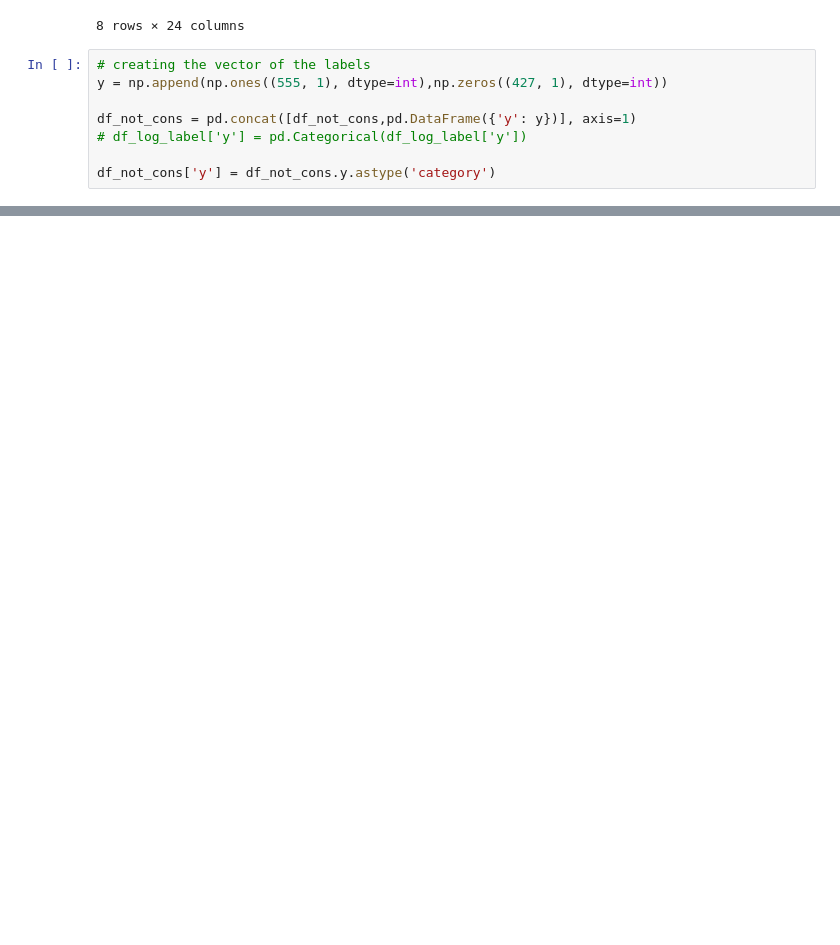
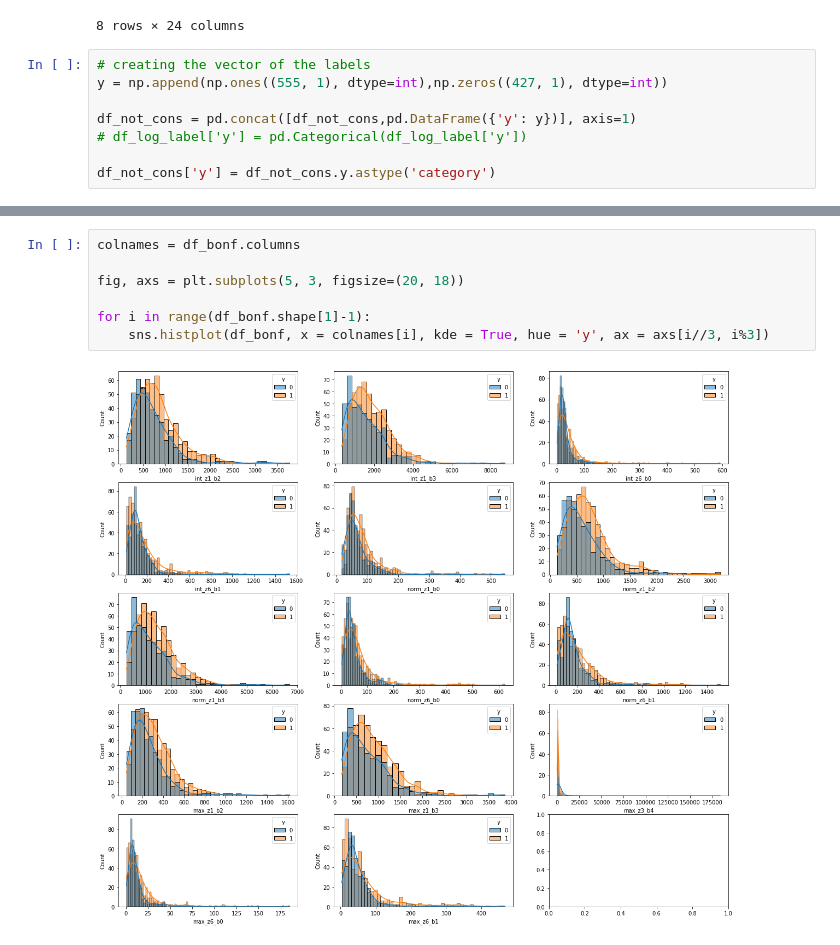
Before and after one commit to eriesp/FDAxEEG, a Jupyter notebook: Dataset/Caratterizzazione_feats_scartate.ipynb, the cells around one changed output, grey strips where cells are left out. Drawn from its saved outputs; the diff is of its cells as text; blank space fills up the shorter version.

```diff
--- a/Dataset/Caratterizzazione_feats_scartate.ipynb
+++ b/Dataset/Caratterizzazione_feats_scartate.ipynb
@@ -95,0 +109,9 @@ for i in range(df_not_cons.shape[1]-1):
+# %%
+colnames = df_bonf.columns
+
+fig, axs = plt.subplots(5, 3, figsize=(20, 18))
+
+for i in range(df_bonf.shape[1]-1):
+    sns.histplot(df_bonf, x = colnames[i], kde = True, hue = 'y', ax = axs[i//3, i%3])
+# %% [output]
+[figure, added]
```
Also changed, not shown: parts of 4 cells of this notebook, 2 other files.
